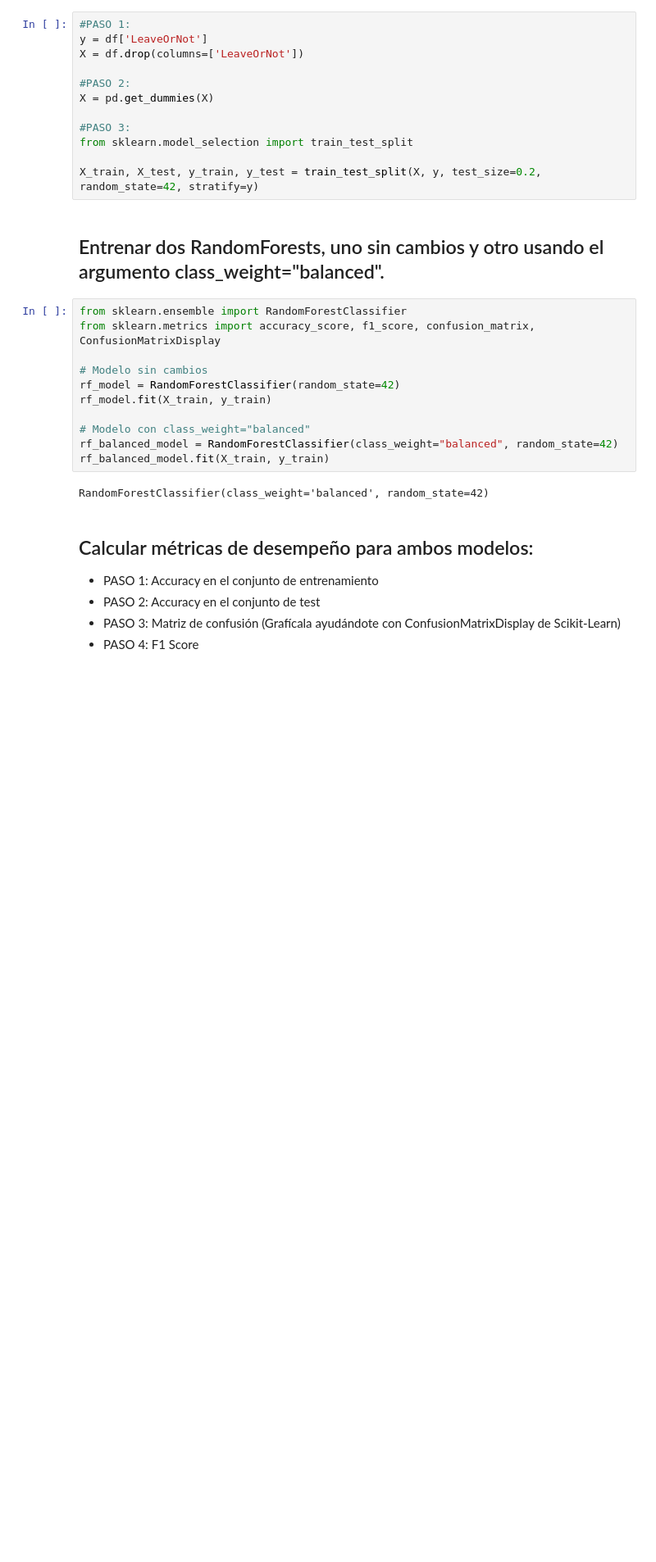
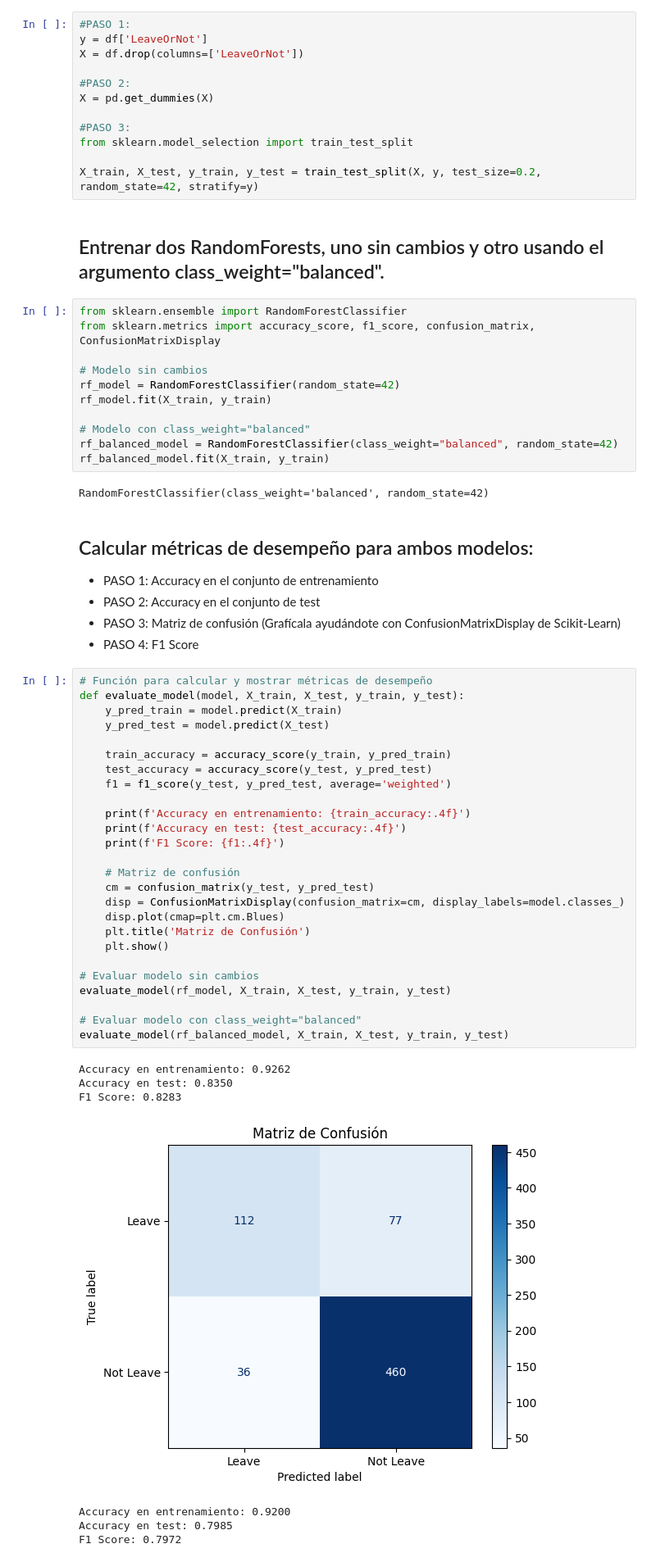
Before and after one commit to andreajhdez/Analisis_y_Prediccion_Datos_Empleados, a Jupyter notebook: procesamientodatos.ipynb, the cells around one changed output. Shown at 82% size. Drawn from its saved outputs; the diff is of its cells as text; blank space fills up the shorter version.

Commit message:
Parte final modelado de datos

```diff
--- a/procesamientodatos.ipynb
+++ b/procesamientodatos.ipynb
@@ -206,3 +206,37 @@ RandomForestClassifier(class_weight='balanced', random_state=42)
 * PASO 2: Accuracy en el conjunto de test
 * PASO 3: Matriz de confusión (Grafícala ayudándote con ConfusionMatrixDisplay de Scikit-Learn)
 * PASO 4: F1 Score
+# %%
+# Función para calcular y mostrar métricas de desempeño
+def evaluate_model(model, X_train, X_test, y_train, y_test):
+    y_pred_train = model.predict(X_train)
+    y_pred_test = model.predict(X_test)
+
+    train_accuracy = accuracy_score(y_train, y_pred_train)
+    test_accuracy = accuracy_score(y_test, y_pred_test)
+    f1 = f1_score(y_test, y_pred_test, average='weighted')
+
+    print(f'Accuracy en entrenamiento: {train_accuracy:.4f}')
+    print(f'Accuracy en test: {test_accuracy:.4f}')
+    print(f'F1 Score: {f1:.4f}')
+
+    # Matriz de confusión
+    cm = confusion_matrix(y_test, y_pred_test)
+    disp = ConfusionMatrixDisplay(confusion_matrix=cm, display_labels=model.classes_)
+    disp.plot(cmap=plt.cm.Blues)
+    plt.title('Matriz de Confusión')
+    plt.show()
+
+# Evaluar modelo sin cambios
+evaluate_model(rf_model, X_train, X_test, y_train, y_test)
+
+# Evaluar modelo con class_weight="balanced"
+evaluate_model(rf_balanced_model, X_train, X_test, y_train, y_test)
+# %% [output]
+Accuracy en entrenamiento: 0.9262
+Accuracy en test: 0.8350
+F1 Score: 0.8283
+[figure, added]
+Accuracy en entrenamiento: 0.9200
+Accuracy en test: 0.7985
+F1 Score: 0.7972
```
Also changed, not shown: parts of 2 cells of this notebook.
